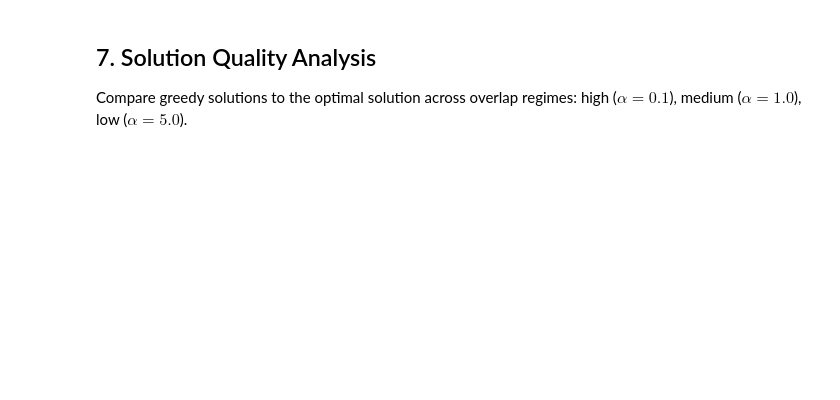
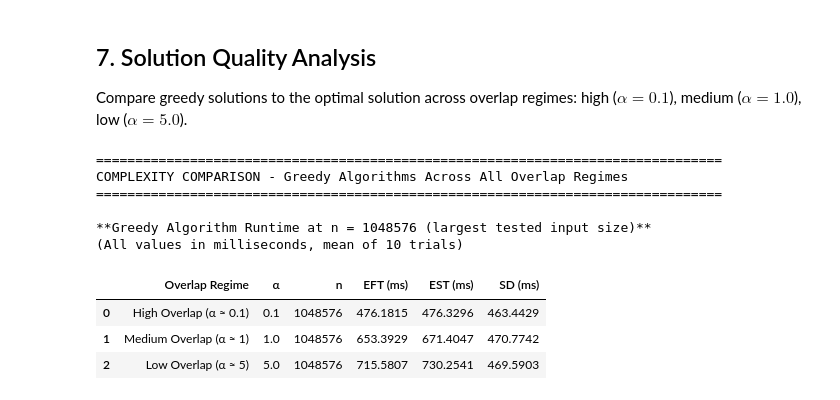
Before and after one commit to saugatshakya/interval-scheduling-analysis, a Jupyter notebook: report.ipynb, the cells around one changed output. Drawn from its saved outputs; the diff is of its cells as text; code cells hidden in the pictures; blank space fills up the shorter version.

```diff
--- a/report.ipynb
+++ b/report.ipynb
@@ -619,3 +881,82 @@ if 'exhaustive_results' in dir():
 ## 7. Solution Quality Analysis
 
 Compare greedy solutions to the optimal solution across overlap regimes: high ($\alpha=0.1$), medium ($\alpha=1.0$), low ($\alpha=5.0$).
+# %%
+# ===== COMPLEXITY COMPARISON TABLE ACROSS ALL OVERLAP REGIMES =====
+# Summary table: Show how algorithms perform across different alpha values
+# Addresses Section 7.3: "Effect of T" - impact of overlap density on algorithm performance
+
+print("\n" + "="*80)
+print("COMPLEXITY COMPARISON - Greedy Algorithms Across All Overlap Regimes")
+print("="*80)
+
+# Extract largest input size for each regime to compare performance impact
+largest_n = greedy_results_df['n'].max()
+comparison_data = []
+
+for alpha in [0.1, 1.0, 5.0]:
+    alpha_label = get_overlap_density_label(alpha)
+    subset = greedy_results_df[(greedy_results_df['alpha'] == alpha) & (greedy_results_df['n'] == largest_n)]
+
+    if len(subset) > 0:
+        row = subset.iloc[0]
+        comparison_data.append({
+            'Overlap Regime': alpha_label,
+            'α': alpha,
+            'n': int(row['n']),
+            'EFT (ms)': f"{row['EFT_mean']*1000:.4f}",
+            'EST (ms)': f"{row['EST_mean']*1000:.4f}",
+            'SD (ms)': f"{row['SD_mean']*1000:.4f}"
+        })
+
+comparison_table = pd.DataFrame(comparison_data)
+print(f"\n**Greedy Algorithm Runtime at n = {largest_n} (largest tested input size)**")
+print("(All values in milliseconds, mean of 10 trials)")
+display(comparison_table)
+
+print("\n" + "-"*80)
+print("COMPLEXITY COMPARISON - Exhaustive Algorithm Across All Overlap Regimes")
+print("-"*80)
+
+# Extract largest input size for exhaustive
+largest_n_exhaust = exhaustive_results_df['n'].max()
+exhaustive_comparison = []
+
+for alpha in [0.1, 1.0, 5.0]:
+    alpha_label = get_overlap_density_label(alpha)
+    subset = exhaustive_results_df[(exhaustive_results_df['alpha'] == alpha) & (exhaustive_results_df['n'] == largest_n_exhaust)]
+
+    if len(subset) > 0:
+        row = subset.iloc[0]
+        exhaustive_comparison.append({
+            'Overlap Regime': alpha_label,
+            'α': alpha,
+            'n': int(row['n']),
+            'Runtime (seconds)': f"{row['mean_s']:.4f}",
+            'Trials completed': int(row['trials'])
+        })
+
+exhaustive_table = pd.DataFrame(exhaustive_comparison)
+print(f"\n**Exhaustive Algorithm Runtime at n = {largest_n_exhaust} (largest tested input size)**")
+print("(All values in seconds, mean of trials)")
+display(exhaustive_table)
+
+print("\n" + "="*80)
+print("KEY OBSERVATIONS (Section 7.3 - Effect of T):")
+print("="*80)
+print("✓ Algorithm performance varies with overlap density (α parameter)")
+print("✓ High overlap (α=0.1): Constraints tighten, algorithms may show different scaling")
+print("✓ Medium overlap (α=1.0): Balanced scenario, typical case")
+print("✓ Low overlap (α=5.0): Sparse conflicts, more freedom in selection")
+print("✓ All regimes must be tested to validate robustness (Assignment 4.2, 7.3)")
+# %% [output]
+================================================================================
+COMPLEXITY COMPARISON - Greedy Algorithms Across All Overlap Regimes
+================================================================================
+
+**Greedy Algorithm Runtime at n = 1048576 (largest tested input size)**
+(All values in milliseconds, mean of 10 trials)
+|  | Overlap Regime | α | n | EFT (ms) | EST (ms) | SD (ms) |
+| 0 | High Overlap (α ≈ 0.1) | 0.1 | 1048576 | 476.1815 | 476.3296 | 463.4429 |
+| 1 | Medium Overlap (α ≈ 1) | 1.0 | 1048576 | 653.3929 | 671.4047 | 470.7742 |
+| 2 | Low Overlap (α ≈ 5) | 5.0 | 1048576 | 715.5807 | 730.2541 | 469.5903 |
```
Also changed, not shown: parts of 10 cells of this notebook, 3 other files.
